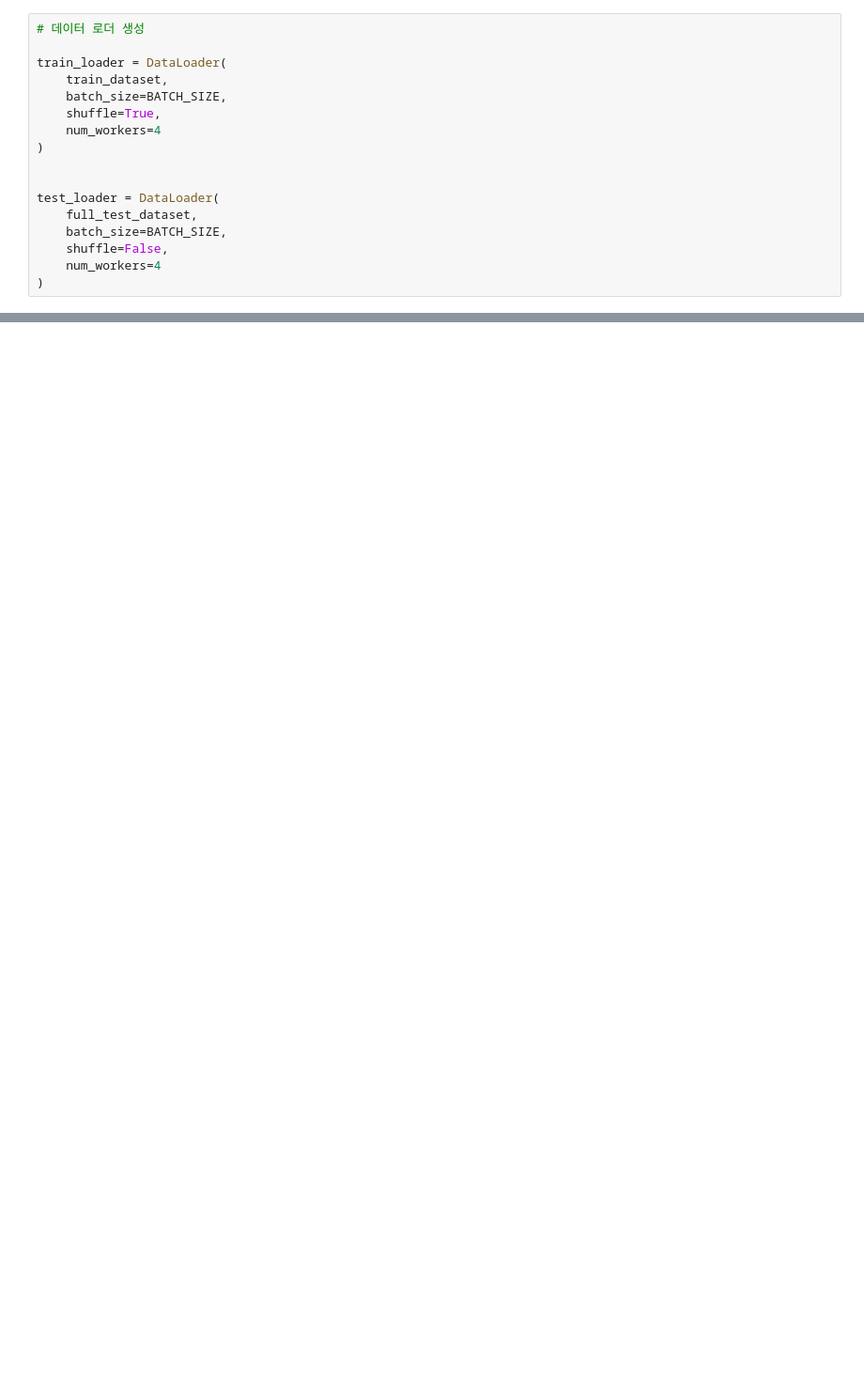
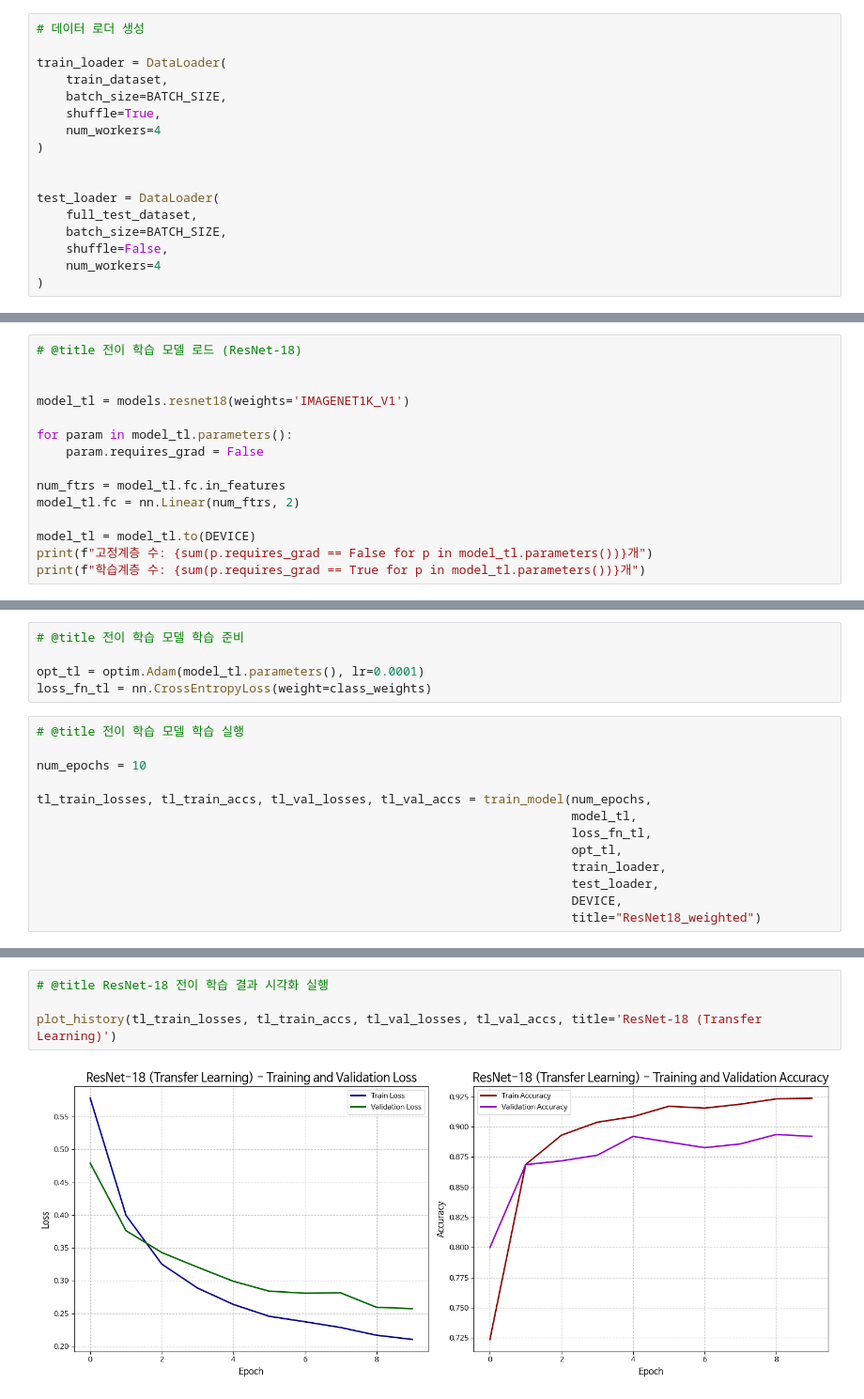
Before and after one commit to forexms78/AI-05-, a Jupyter notebook: 미션6_7팀_박병호.ipynb, the cells around one changed output, grey strips where cells are left out. Shown: that part at 94% size. Drawn from its saved outputs; the diff is of its cells as text; blank space fills up the shorter version.

```diff
--- a/미션6_7팀_박병호.ipynb
+++ b/미션6_7팀_박병호.ipynb
@@ -144,0 +427,15 @@ df_counts = pd.DataFrame({'Class': class_labels, 'Count': class_counts})
+# %%
+# @title 전이 학습 모델 로드 (ResNet-18)
+
+
+model_tl = models.resnet18(weights='IMAGENET1K_V1')
+
+for param in model_tl.parameters():
+    param.requires_grad = False
+
+num_ftrs = model_tl.fc.in_features
+model_tl.fc = nn.Linear(num_ftrs, 2)
+
+model_tl = model_tl.to(DEVICE)
+print(f"고정계층 수: {sum(p.requires_grad == False for p in model_tl.parameters())}개")
+print(f"학습계층 수: {sum(p.requires_grad == True for p in model_tl.parameters())}개")
@@ -144,0 +446,18 @@ df_counts = pd.DataFrame({'Class': class_labels, 'Count': class_counts})
+# %%
+# @title 전이 학습 모델 학습 준비
+
+opt_tl = optim.Adam(model_tl.parameters(), lr=0.0001)
+loss_fn_tl = nn.CrossEntropyLoss(weight=class_weights)
+# %%
+# @title 전이 학습 모델 학습 실행
+
+num_epochs = 10
+
+tl_train_losses, tl_train_accs, tl_val_losses, tl_val_accs = train_model(num_epochs,
+                                                                         model_tl,
+                                                                         loss_fn_tl,
+                                                                         opt_tl,
+                                                                         train_loader,
+                                                                         test_loader,
+                                                                         DEVICE,
+                                                                         title="ResNet18_weighted")
@@ -144,0 +504,6 @@ df_counts = pd.DataFrame({'Class': class_labels, 'Count': class_counts})
+# %%
+# @title ResNet-18 전이 학습 결과 시각화 실행
+
+plot_history(tl_train_losses, tl_train_accs, tl_val_losses, tl_val_accs, title='ResNet-18 (Transfer Learning)')
+# %% [output]
+[figure, added]
```
Also changed, not shown: parts of 26 cells of this notebook.
